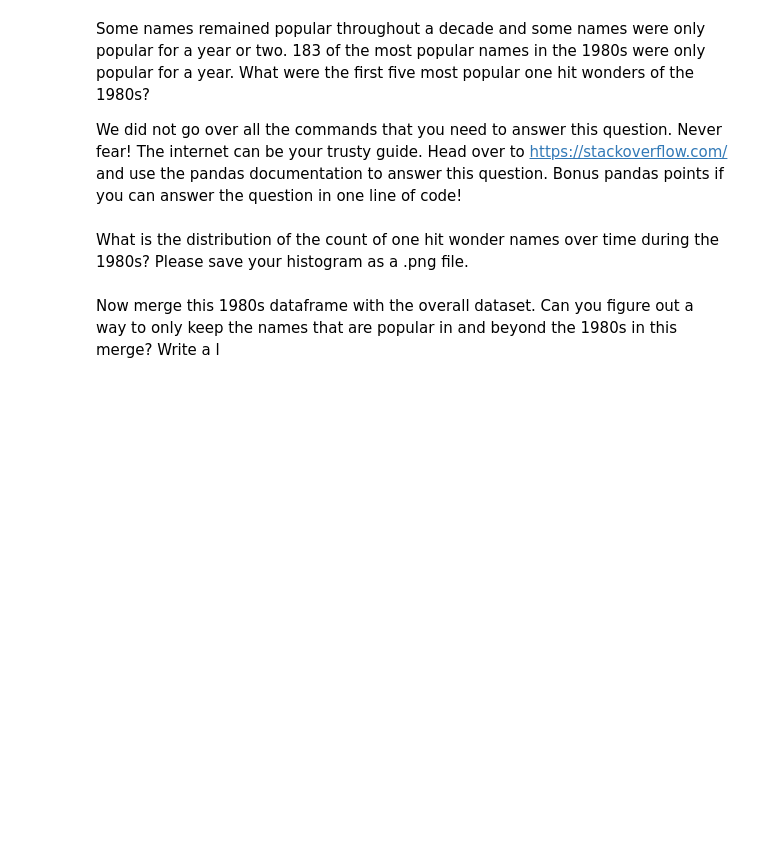
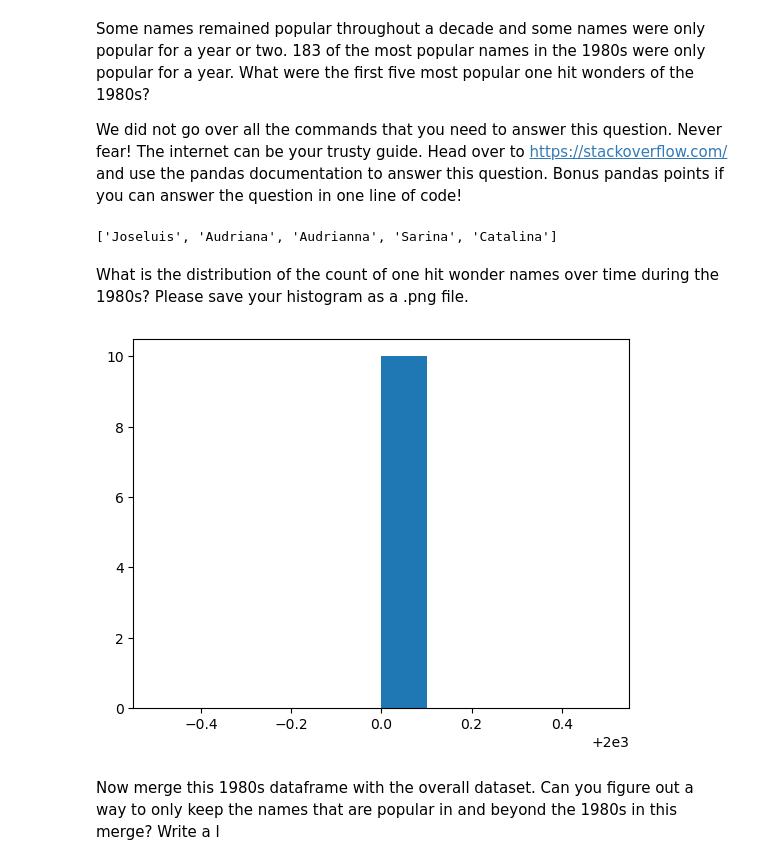
Before and after one commit to howardisaacson/Intro-to-Astro2024, a Jupyter notebook: Week2_Python_Packages/pandas_tutorial.ipynb, the cells around one changed output. Cells and saved outputs as stored; diff of their text form; code cells hidden in the pictures; blank space fills up the shorter version.

```diff
--- a/Week2_Python_Packages/pandas_tutorial.ipynb
+++ b/Week2_Python_Packages/pandas_tutorial.ipynb
@@ -158,7 +270,21 @@ Please save the csv file of the subset that you created. Scroll to the bottom of
 Some names remained popular throughout a decade and some names were only popular for a year or two. 183 of the most popular names in the 1980s were only popular for a year. What were the first five most popular one hit wonders of the 1980s?
 
 We did not go over all the commands that you need to answer this question. Never fear! The internet can be your trusty guide. Head over to https://stackoverflow.com/ and use the pandas documentation to answer this question. Bonus pandas points if you can answer the question in one line of code!
+# %%
+df = pd.read_csv('baby-names.csv')
+names = df[(df['year'] >= 1980) & (df['year'] < 1990)].groupby('name').year.count().sort_values().head(5).index.tolist()
+
+names
+# %% [output]
+['Joseluis', 'Audriana', 'Audrianna', 'Sarina', 'Catalina']
 # %% [markdown]
 What is the distribution of the count of one hit wonder names over time during the 1980s? Please save your histogram as a .png file.
+# %%
+
+ohwc = df[(df['year'] >= 1980) & (df['year'] < 1990)].groupby('year').name.count()
+plt.hist(ohwc)
+plt.savefig('one_hit_wonder.png')
+# %% [output]
+[figure, added]
 # %% [markdown]
 Now merge this 1980s dataframe with the overall dataset. Can you figure out a way to only keep the names that are popular in and beyond the 1980s in this merge? Write a l
```
Also changed, not shown: parts of 21 cells of this notebook.
